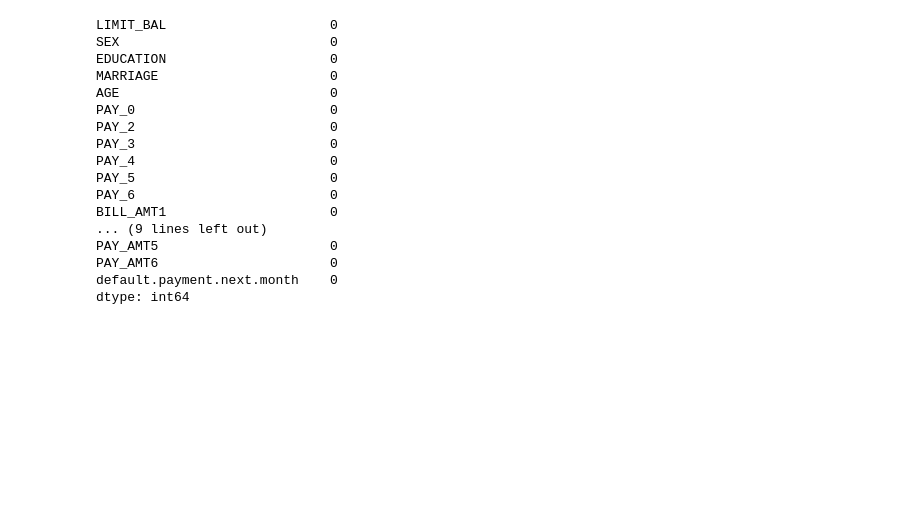
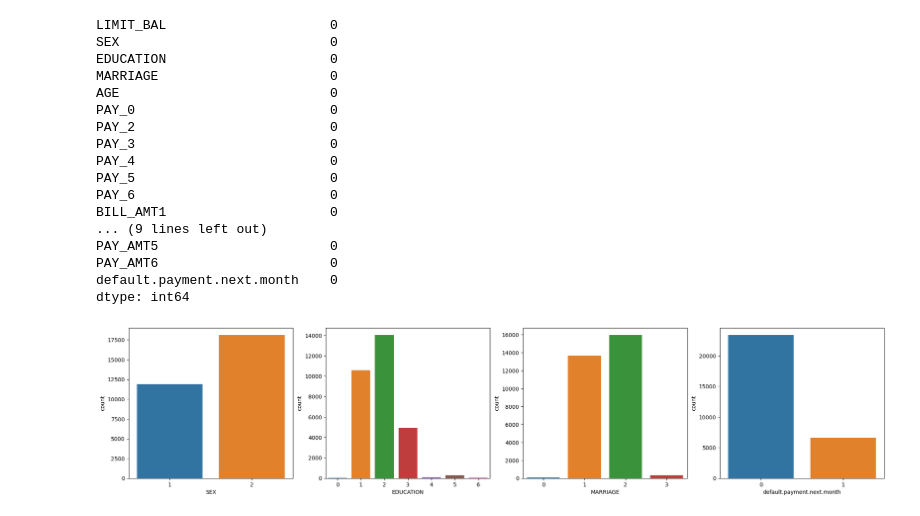
Before and after one commit to DevLenin06/Credit-Card-Fraud-Detection, a Jupyter notebook: CreditCardFraudDetection.ipynb, the cells around one changed output. Drawn from its saved outputs; the diff is of its cells as text; code cells hidden in the pictures; blank space fills up the shorter version.

```diff
--- a/CreditCardFraudDetection.ipynb
+++ b/CreditCardFraudDetection.ipynb
@@ -86,0 +85,16 @@ dtype: int64
+# %%
+#Data present in different columns
+
+cat_cols = ['SEX','EDUCATION', 'MARRIAGE', 'default.payment.next.month']
+
+fig,ax = plt.subplots(1,4,figsize=(25,5))
+
+for cols, subplots in zip(cat_cols,ax.flatten()):
+    sns.countplot(x=df[cols],ax=subplots)
+
+#SEX: Gender (1=male, 2=female)
+#EDUCATION: (1=graduate school, 2=university, 3=high schoole, 4=others, 5=unknown, 6=unknown)
+#MARRIAGE: Matiral status (1=married, 2=single, 3=others)
+#Defulat payment (1=yes, 0=no)
+# %% [output]
+[figure, added]
```
Also changed, not shown: parts of 1 cell of this notebook.
